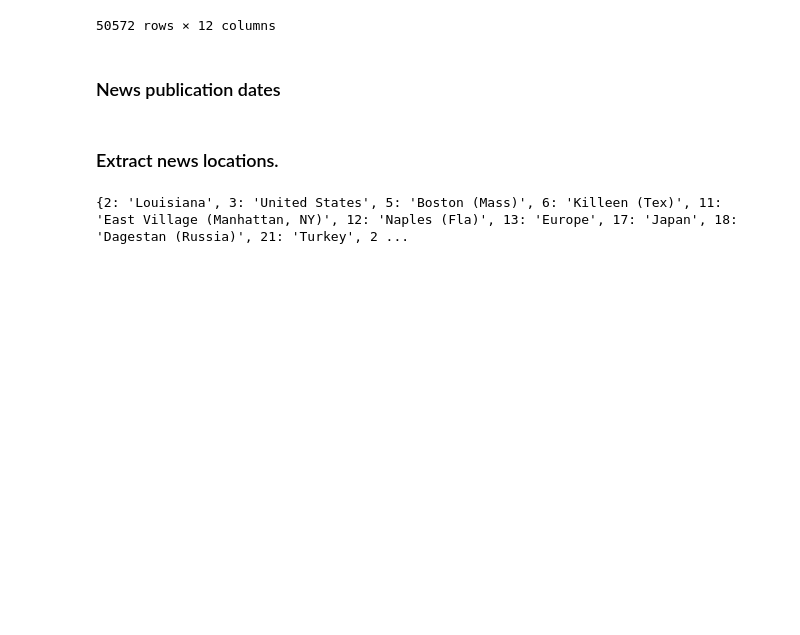
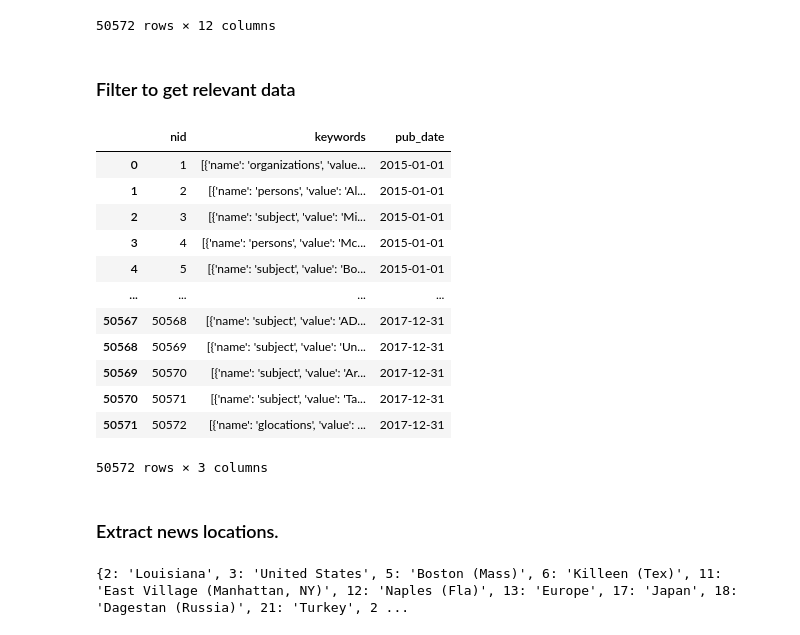
Before and after one commit to iCode13/News-Sentiment-Analysis-App, a Jupyter notebook: news_app/heatmap.ipynb, the cells around one changed output. Cells and saved outputs as stored; diff of their text form; code cells hidden in the pictures; blank space fills up the shorter version.

```diff
--- a/news_app/heatmap.ipynb
+++ b/news_app/heatmap.ipynb
@@ -50,5 +49,3 @@ df
 # # Convert to CSV, and save cleaned data with 'nid'.
 
 # df.to_csv("../data/files/headlines_with_nid.csv", index=False)
-# %% [markdown]
-### News publication dates
@@ -82,3 +52,22 @@ df.head()
+# %% [markdown]
+### Filter to get relevant data
+# %%
+df = df.loc[:, ['nid', 'keywords', 'pub_date']]
+df
+# %% [output]
+|  | nid | keywords | pub_date |
+| 0 | 1 | [{'name': 'organizations', 'value... | 2015-01-01 |
+| 1 | 2 | [{'name': 'persons', 'value': 'Al... | 2015-01-01 |
+| 2 | 3 | [{'name': 'subject', 'value': 'Mi... | 2015-01-01 |
+| 3 | 4 | [{'name': 'persons', 'value': 'Mc... | 2015-01-01 |
+| 4 | 5 | [{'name': 'subject', 'value': 'Bo... | 2015-01-01 |
+| ... | ... | ... | ... |
+| 50567 | 50568 | [{'name': 'subject', 'value': 'AD... | 2017-12-31 |
+| 50568 | 50569 | [{'name': 'subject', 'value': 'Un... | 2017-12-31 |
+| 50569 | 50570 | [{'name': 'subject', 'value': 'Ar... | 2017-12-31 |
+| 50570 | 50571 | [{'name': 'subject', 'value': 'Ta... | 2017-12-31 |
+| 50571 | 50572 | [{'name': 'glocations', 'value': ... | 2017-12-31 |
+50572 rows × 3 columns
 # %% [markdown]
 ### Extract news locations.
 # %%
```
Also changed, not shown: parts of 8 cells of this notebook, 2 other files.
